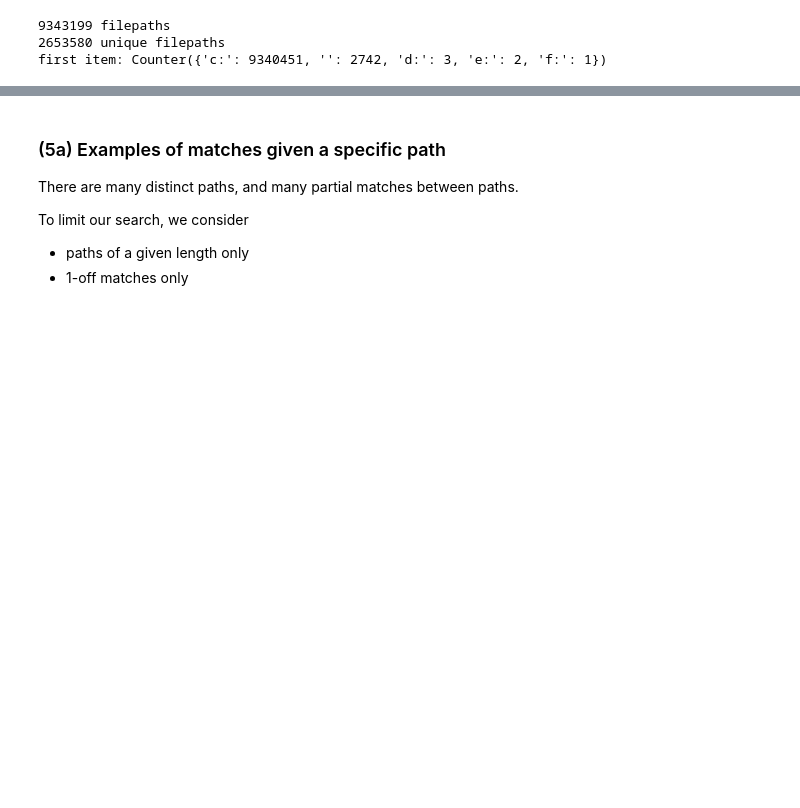
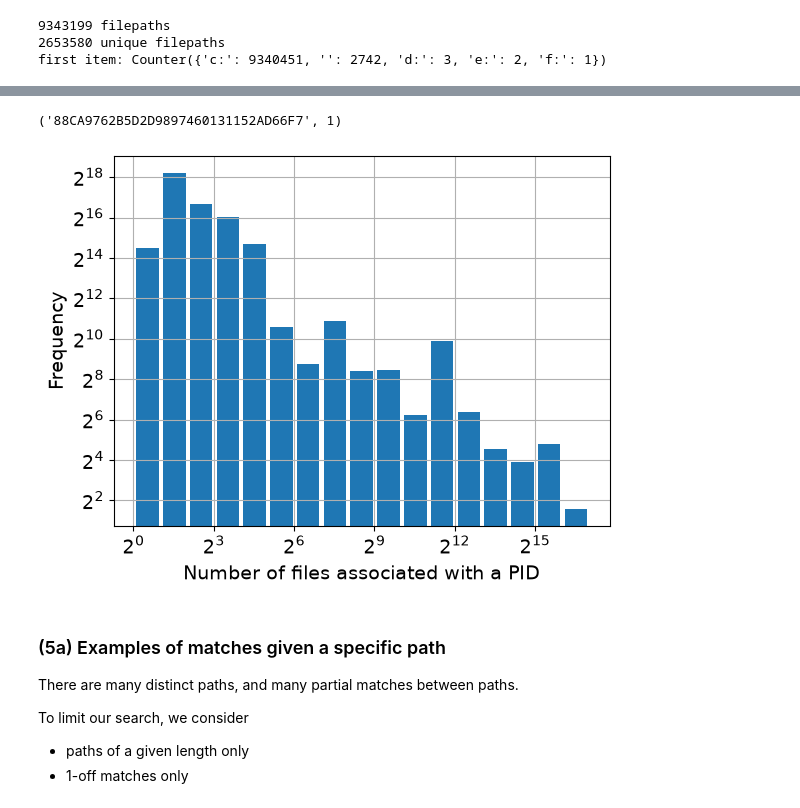
Before and after one commit to ftheberge/Matching_Experiments, a Jupyter notebook: ACME4/ACME4_process_trees_experiments.ipynb, the cells around one changed output, grey strips where cells are left out. Drawn from its saved outputs; the diff is of its cells as text; code cells hidden in the pictures; blank space fills up the shorter version.

```diff
--- a/ACME4/ACME4_process_trees_experiments.ipynb
+++ b/ACME4/ACME4_process_trees_experiments.ipynb
@@ -806,3 +832,21 @@ plt.show()
+# %%
+Counter(df_files.pid_hash).most_common()[-1]
+# %% [output]
+('88CA9762B5D2D9897460131152AD66F7', 1)
+# %%
+X = list(Counter(df_files.pid_hash).values())
+bins = 2**(np.arange(0,18))
+
+plt.hist(X, bins=bins,  rwidth=.85)
+plt.xscale('log', base=2)
+plt.yscale('log', base=2)
+plt.xlabel('Number of files associated with a PID')
+plt.ylabel('Frequency')
+plt.grid()
+#plt.savefig('files_number.png')
+plt.show()
+# %% [output]
+[figure, added]
 # %%
 ## drop length 1 paths
 df_files = df_files[df_files.length>1]
```
Also changed, not shown: parts of 25 cells of this notebook, 1 other file.
